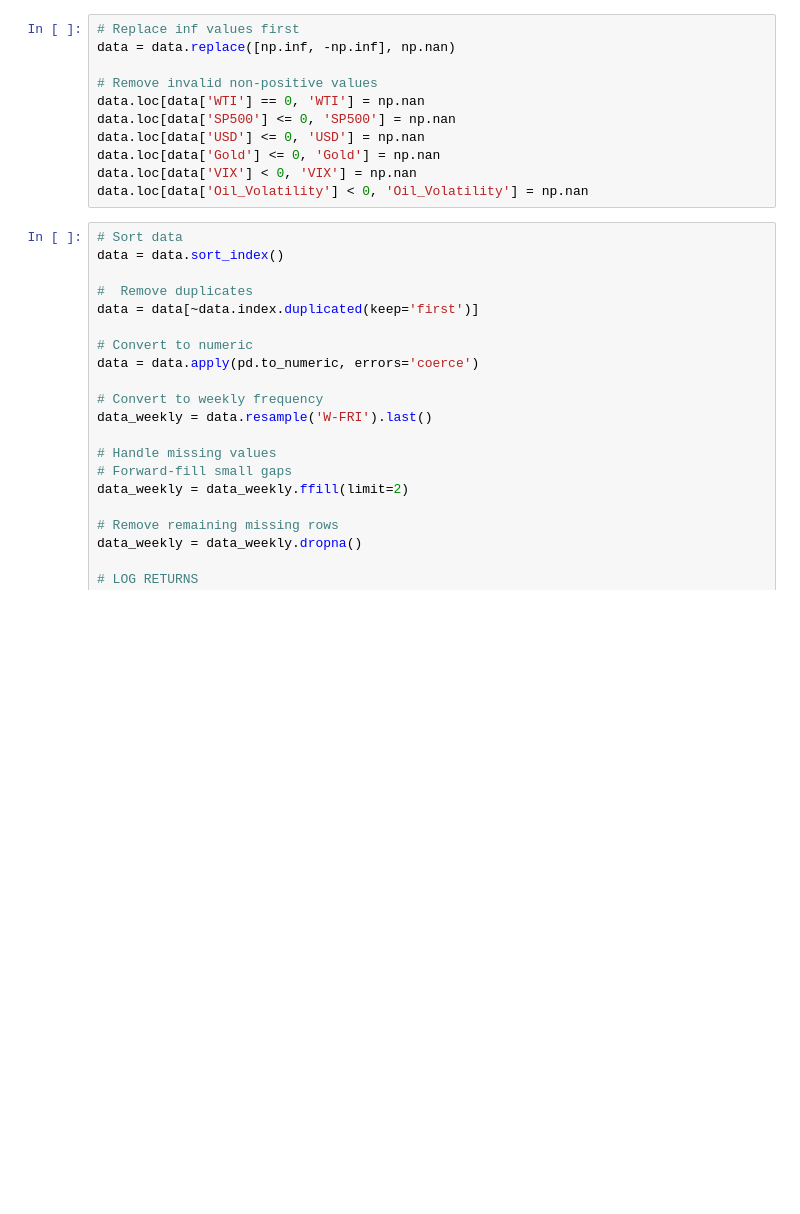
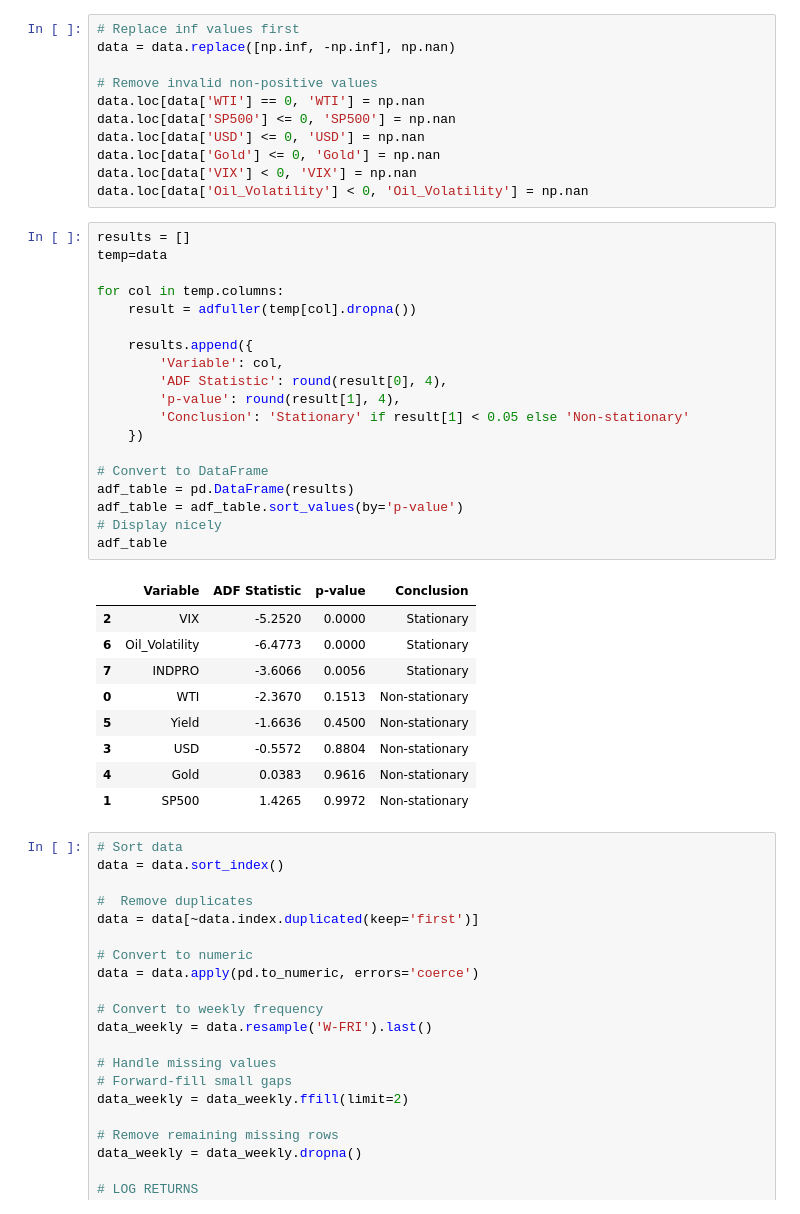
Before and after one commit to Carlson29/Crude-Oil-Prices-Model, a Jupyter notebook: code Files/oil_prediction.ipynb, the cells around one changed output. Saved outputs shown, nothing was run; the diff lists cells and outputs as text; blank space fills up the shorter version.

```diff
--- a/code Files/oil_prediction.ipynb
+++ b/code Files/oil_prediction.ipynb
@@ -316,6 +317,35 @@ data.loc[data['USD'] <= 0, 'USD'] = np.nan
 data.loc[data['Gold'] <= 0, 'Gold'] = np.nan
 data.loc[data['VIX'] < 0, 'VIX'] = np.nan
 data.loc[data['Oil_Volatility'] < 0, 'Oil_Volatility'] = np.nan
+# %%
+results = []
+temp=data
+
+for col in temp.columns:
+    result = adfuller(temp[col].dropna())
+
+    results.append({
+        'Variable': col,
+        'ADF Statistic': round(result[0], 4),
+        'p-value': round(result[1], 4),
+        'Conclusion': 'Stationary' if result[1] < 0.05 else 'Non-stationary'
+    })
+
+# Convert to DataFrame
+adf_table = pd.DataFrame(results)
+adf_table = adf_table.sort_values(by='p-value')
+# Display nicely
+adf_table
+# %% [output]
+|  | Variable | ADF Statistic | p-value | Conclusion |
+| 2 | VIX | -5.2520 | 0.0000 | Stationary |
+| 6 | Oil_Volatility | -6.4773 | 0.0000 | Stationary |
+| 7 | INDPRO | -3.6066 | 0.0056 | Stationary |
+| 0 | WTI | -2.3670 | 0.1513 | Non-stationary |
+| 5 | Yield | -1.6636 | 0.4500 | Non-stationary |
+| 3 | USD | -0.5572 | 0.8804 | Non-stationary |
+| 4 | Gold | 0.0383 | 0.9616 | Non-stationary |
+| 1 | SP500 | 1.4265 | 0.9972 | Non-stationary |
 # %%
 # Sort data
 data = data.sort_index()
```
Also changed, not shown: parts of 2 cells of this notebook.
